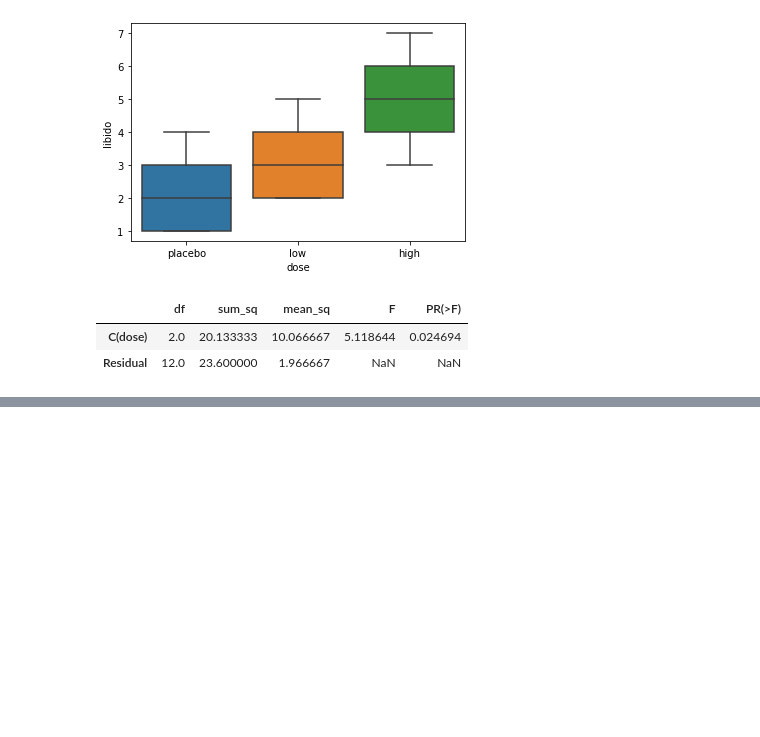
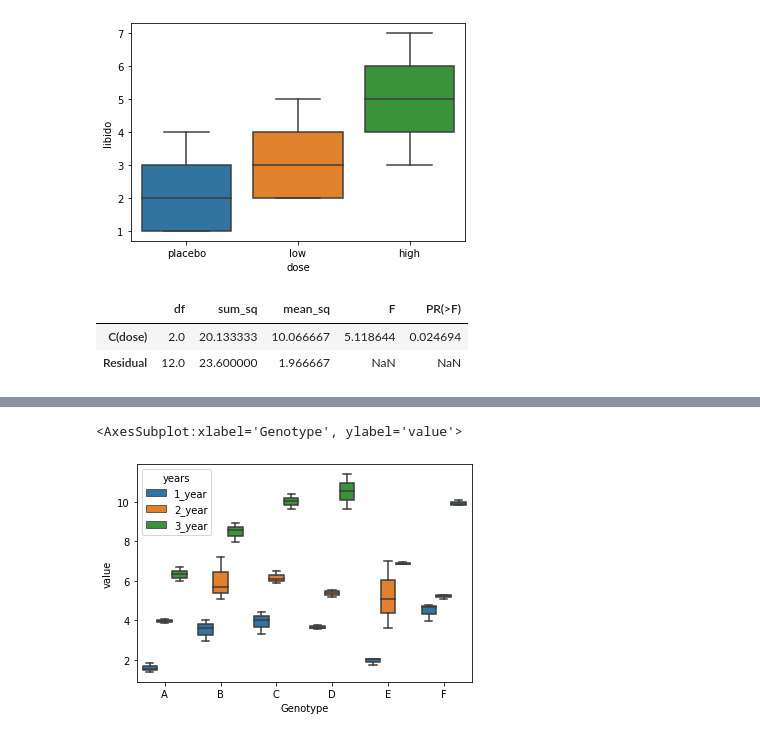
Before and after one commit to saramsv/MiniDataScienceProjects, a Jupyter notebook: hypothesis-testing.ipynb, the cells around one changed output, grey strips where cells are left out. Saved outputs shown, nothing was run; the diff lists cells and outputs as text; code cells hidden in the pictures; blank space fills up the shorter version.

```diff
--- a/hypothesis-testing.ipynb
+++ b/hypothesis-testing.ipynb
@@ -138,3 +164,5 @@ anova_table
 |  | df | sum_sq | mean_sq | F | PR(>F) |
 | C(dose) | 2.0 | 20.133333 | 10.066667 | 5.118644 | 0.024694 |
 | Residual | 12.0 | 23.600000 | 1.966667 | NaN | NaN |
+# %%
+df2 = pd.read_csv('https://www.reneshbedre.com/assets/posts/anova/twowayanova.txt', sep='\t')
@@ -140,0 +189,4 @@ anova_table
+# %%
+df2_melt = pd.melt(df2, id_vars = ['Genotype'], value_vars = ['1_year', '2_year', '3_year'])
+# %%
+df2_melt.columns = ['Genotype', 'years', 'value']
@@ -140,0 +213,5 @@ anova_table
+# %%
+sns.boxplot(x='Genotype', y='value', hue='years', data=df2_melt)
+# %% [output]
+<AxesSubplot:xlabel='Genotype', ylabel='value'>
+[figure, added]
```
Also changed, not shown: parts of 8 cells of this notebook, 2 other files.
